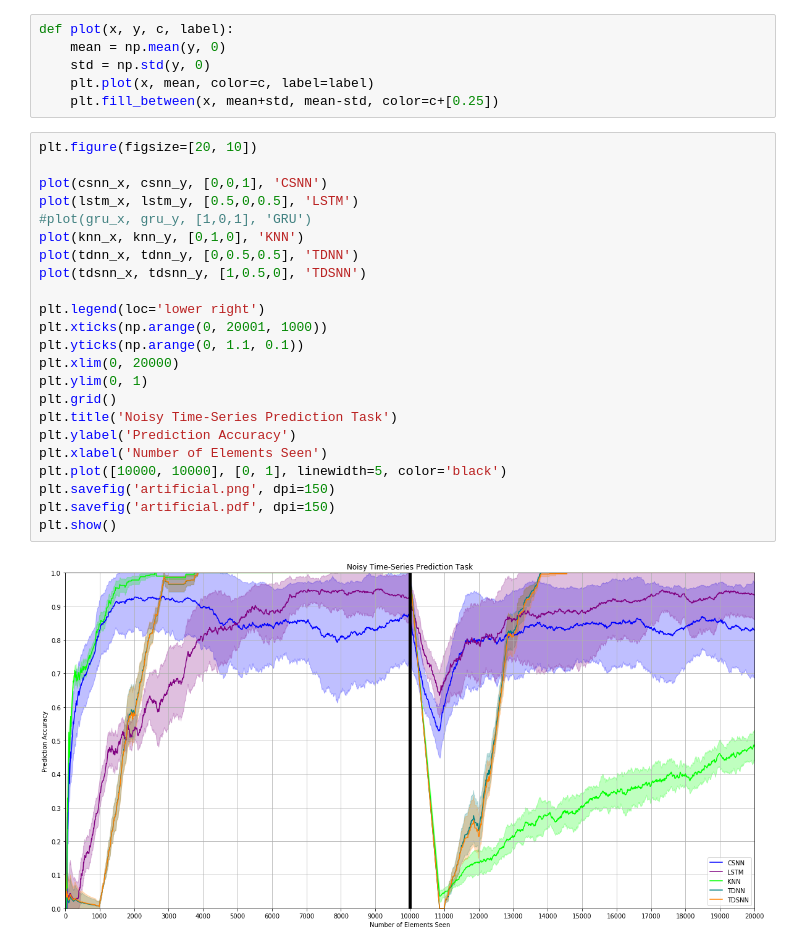
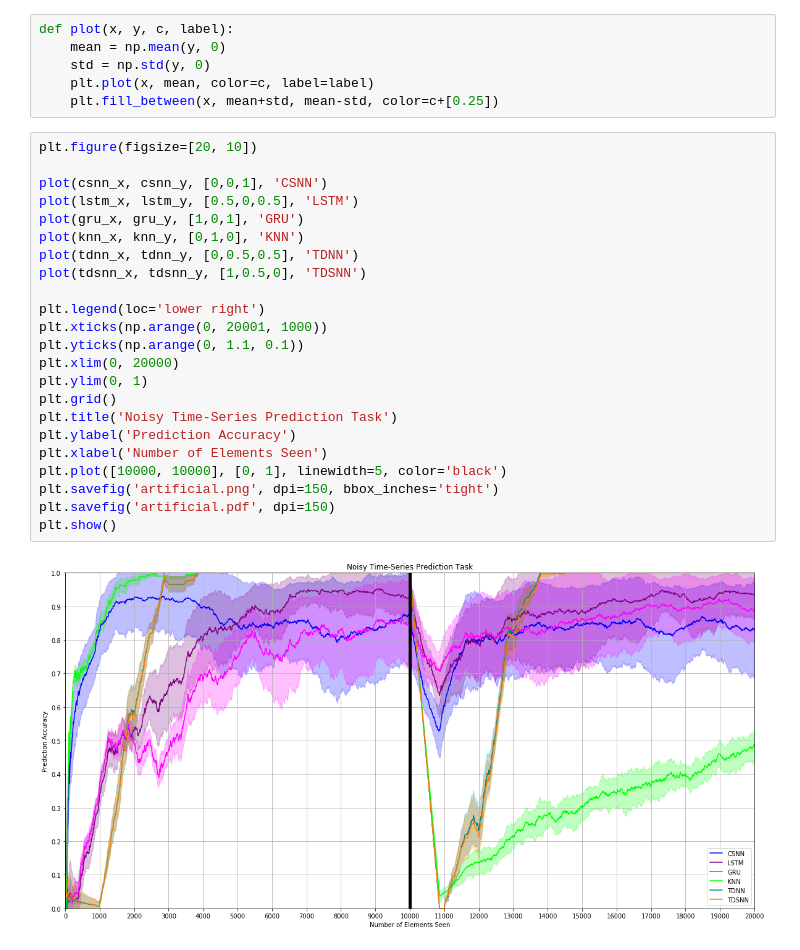
Before and after one commit to sharath/sequence-learning, a Jupyter notebook: results/artificial.ipynb, the cells around one changed output. Saved outputs shown, nothing was run; the diff lists cells and outputs as text.

Commit message:
reports figures

```diff
--- a/results/artificial.ipynb
+++ b/results/artificial.ipynb
@@ -134,25 +134,25 @@ def plot(x, y, c, label):
 # %%
 plt.figure(figsize=[20, 10])
 
 plot(csnn_x, csnn_y, [0,0,1], 'CSNN')
 plot(lstm_x, lstm_y, [0.5,0,0.5], 'LSTM')
-#plot(gru_x, gru_y, [1,0,1], 'GRU')
+plot(gru_x, gru_y, [1,0,1], 'GRU')
 plot(knn_x, knn_y, [0,1,0], 'KNN')
 plot(tdnn_x, tdnn_y, [0,0.5,0.5], 'TDNN')
 plot(tdsnn_x, tdsnn_y, [1,0.5,0], 'TDSNN')
 
 plt.legend(loc='lower right')
 plt.xticks(np.arange(0, 20001, 1000))
 plt.yticks(np.arange(0, 1.1, 0.1))
 plt.xlim(0, 20000)
 plt.ylim(0, 1)
 plt.grid()
 plt.title('Noisy Time-Series Prediction Task')
 plt.ylabel('Prediction Accuracy')
 plt.xlabel('Number of Elements Seen')
 plt.plot([10000, 10000], [0, 1], linewidth=5, color='black')
-plt.savefig('artificial.png', dpi=150)
+plt.savefig('artificial.png', dpi=150, bbox_inches='tight')
 plt.savefig('artificial.pdf', dpi=150)
 plt.show()
 # %% [output]
-[figure, old version]
+[figure, new version]
```
Also changed, not shown: 4 other files.
